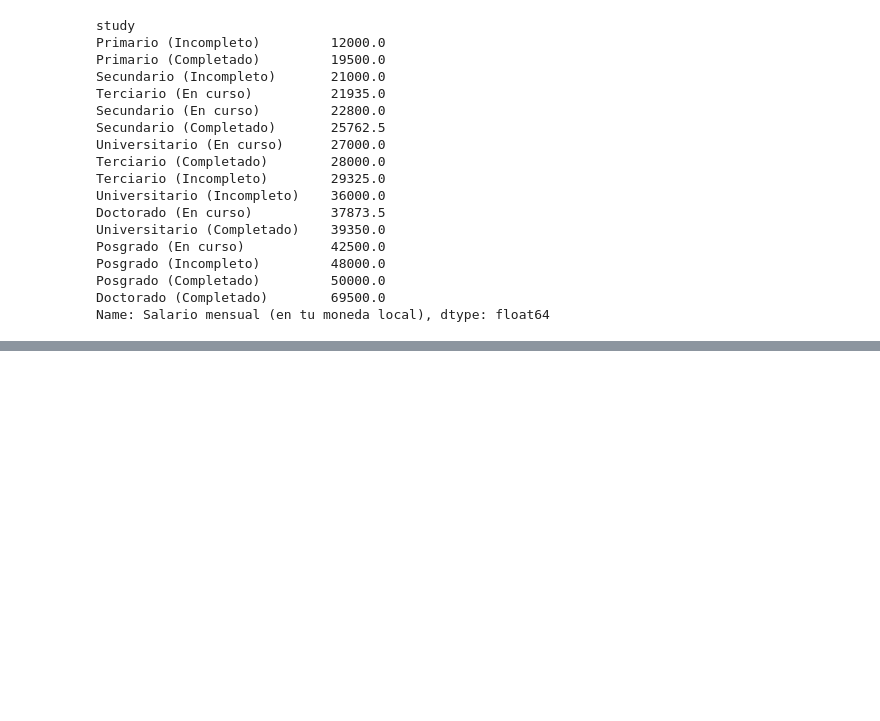
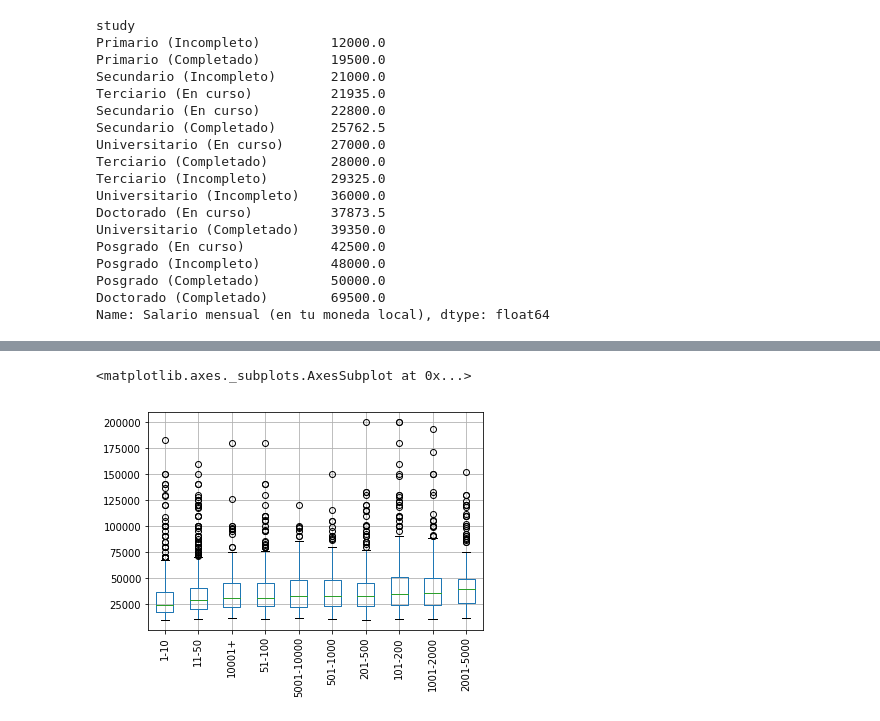
Before and after one commit to seppo0010/sysarmy-sueldos-2019.1, a Jupyter notebook: Sysarmy - Predicción de sueldos.ipynb, the cells around one changed output, grey strips where cells are left out. Saved outputs shown, nothing was run; the diff lists cells and outputs as text; code cells hidden in the pictures; blank space fills up the shorter version.

```diff
--- a/Sysarmy - Predicción de sueldos.ipynb
+++ b/Sysarmy - Predicción de sueldos.ipynb
@@ -309,0 +346,5 @@ Name: Salario mensual (en tu moneda local), dtype: float64
+# %%
+boxplot_sorted(df_filtered_years, 'Cantidad de empleados', 'Salario mensual (en tu moneda local)')
+# %% [output]
+<matplotlib.axes._subplots.AxesSubplot at 0x...>
+[figure, added]
```
Also changed, not shown: parts of 15 cells of this notebook.
